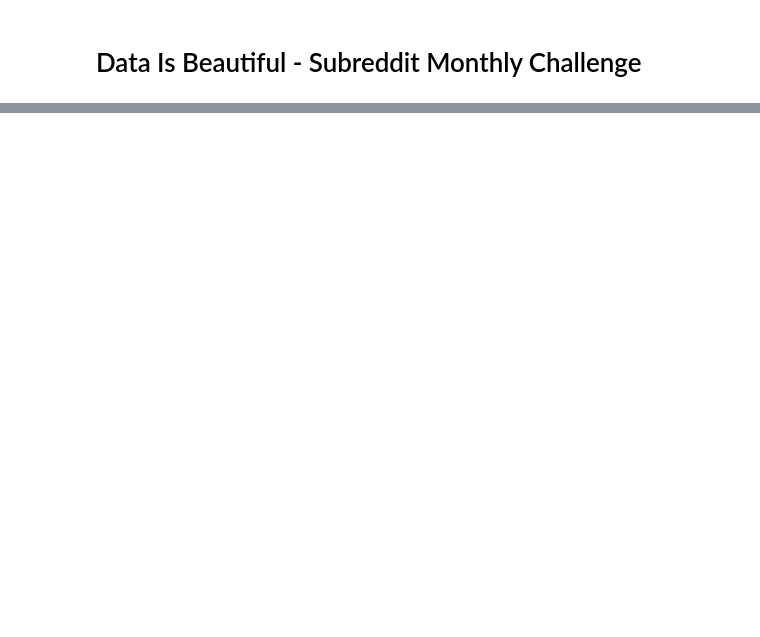
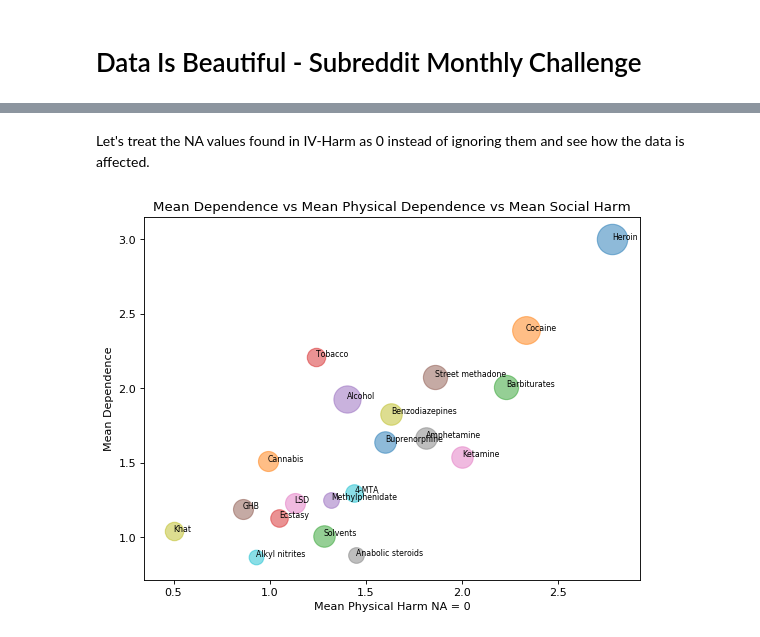
Before and after one commit to MichaelWest1993/drugharmdependence, a Jupyter notebook: drugharmdependence.ipynb, the cells around one changed output, grey strips where cells are left out. Saved outputs shown, nothing was run; the diff lists cells and outputs as text; code cells hidden in the pictures; blank space fills up the shorter version.

Commit message:
Scatter adjusted for NA values

```diff
--- a/drugharmdependence.ipynb
+++ b/drugharmdependence.ipynb
@@ -67,0 +76,23 @@ plt.show()
+# %% [markdown]
+Let's treat the NA values found in IV-Harm as 0 instead of ignoring them and see how the
+data is affected.
+# %%
+x_c = df.MeanNAzero
+y_c = df.MeanDependence
+
+plt.figure(figsize=(8,6), dpi=80)
+
+plt.xlabel('Mean Physical Harm NA = 0')
+plt.ylabel('Mean Dependence')
+plt.title('Mean Dependence vs Mean Physical Dependence vs Mean Social Harm')
+
+
+for i, type in  enumerate(types):
+    x = x_c[i]
+    y = y_c[i]
+    plt.scatter(x,y,s=df.SocialHarm[i] * 250,alpha=.5)
+    plt.text(x,y,type,fontsize=7)
+
+plt.show()
+# %% [output]
+[figure, added]
```
Also changed, not shown: parts of 3 cells of this notebook.
